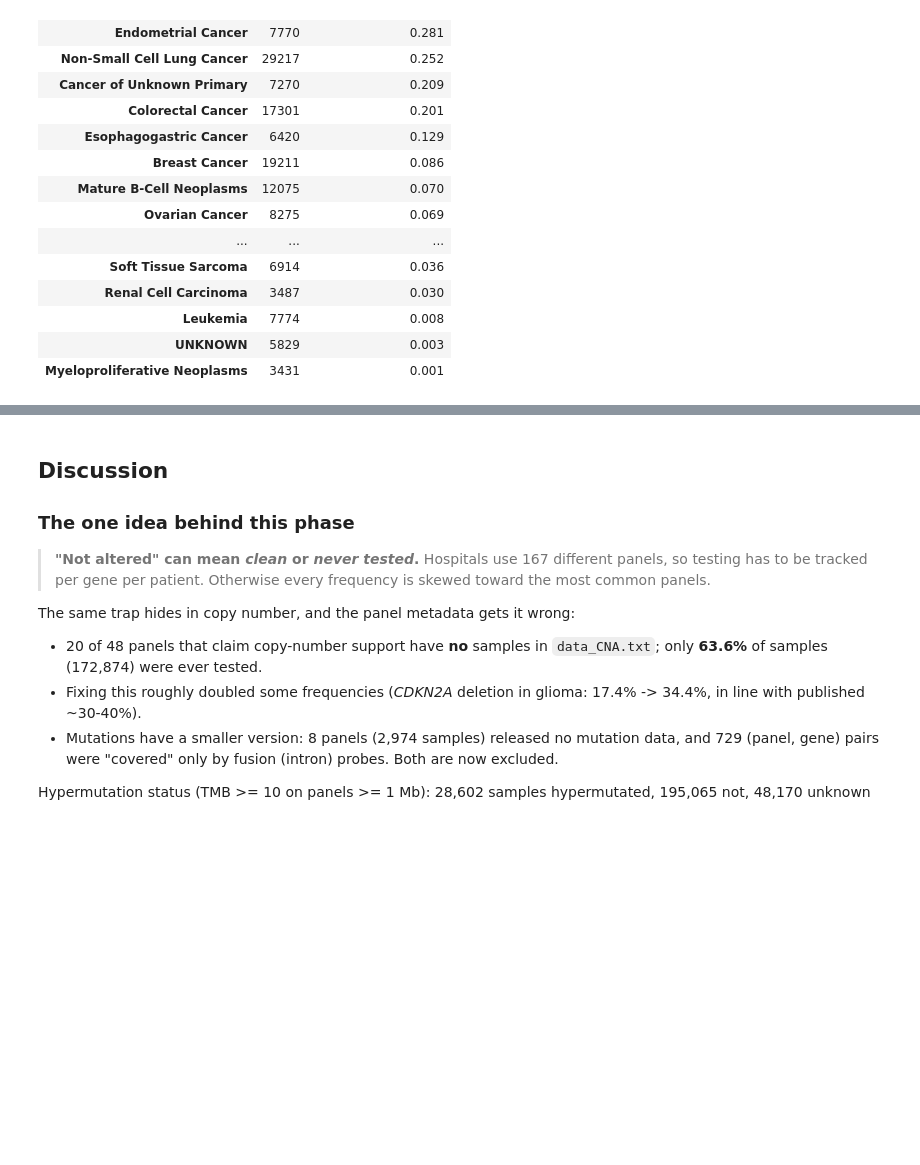
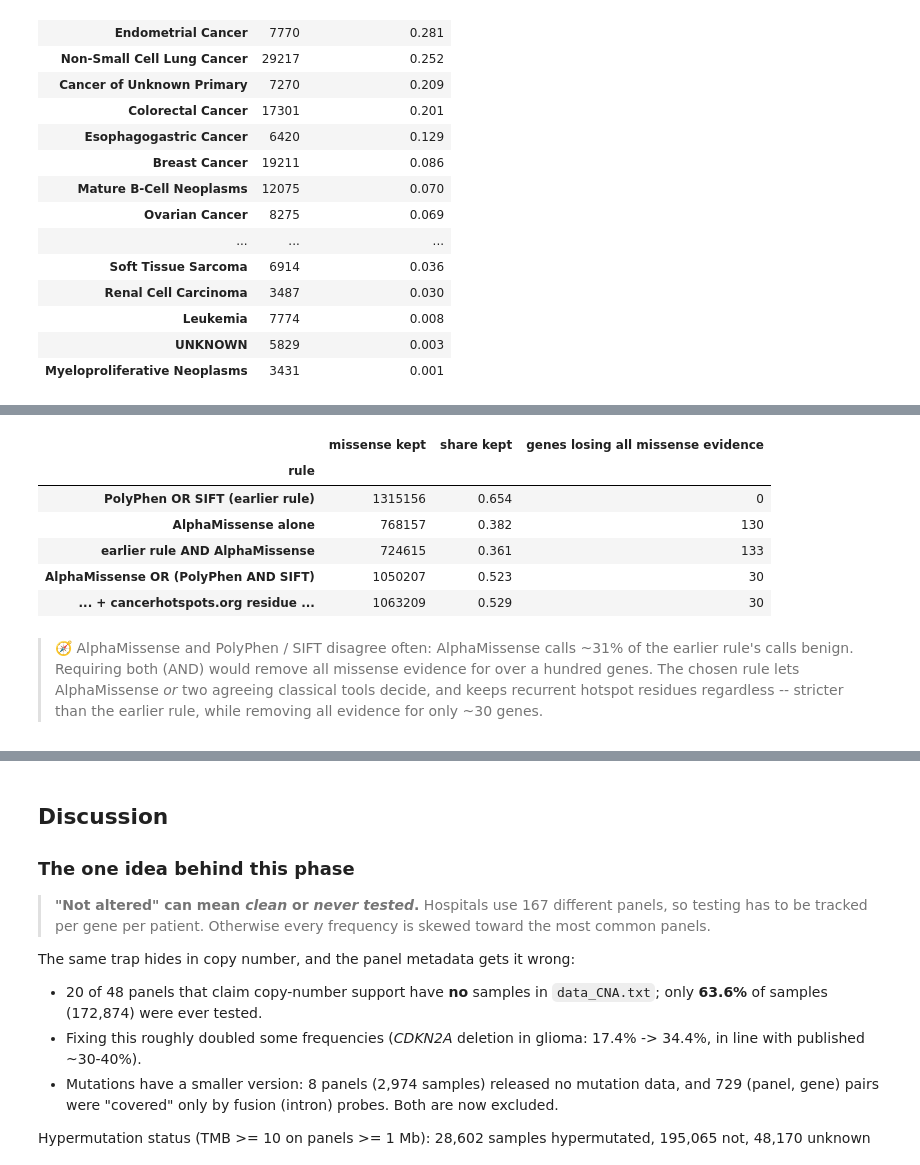
Before and after one commit to Wlimni/Learning-Cancer-Mutation-Landscapes-from-Large-Scale-Mutation-Testing-Data-fyp, a Jupyter notebook: notebooks/01_phase1_preprocessing.ipynb, the cells around one changed output, grey strips where cells are left out. Saved outputs shown, nothing was run; the diff lists cells and outputs as text; code cells hidden in the pictures; blank space fills up the shorter version.

```diff
--- a/notebooks/01_phase1_preprocessing.ipynb
+++ b/notebooks/01_phase1_preprocessing.ipynb
@@ -1445,31 +464,0 @@ overall, and how unevenly alterations are spread across patients (9b).
-# %%
-import matplotlib.pyplot as plt
-
-fig, axes = plt.subplots(1, 2, figsize=(13, 4.5))
-
-funnel = qc_summary["mutation_filter_funnel"]
-FUNNEL_LABELS = {
-    "raw_rows": "raw",
-    "after_somatic_filter": "somatic",
-    "after_protein_altering_filter": "protein-\naltering",
-    "after_germline_af_filter": "not\ngermline",
-    "after_missense_evidence_filter_FINAL_AM_hotspot_rule": "missense\nevidence",
-}
-funnel = {k: v for k, v in funnel.items() if k in FUNNEL_LABELS}  # drop the superseded old-rule step
-steps = [FUNNEL_LABELS.get(k, k) for k in funnel.keys()]
-values = list(funnel.values())
-axes[0].bar(range(len(steps)), values, color="#4C72B0")
-axes[0].set_xticks(range(len(steps)))
-axes[0].set_xticklabels(steps, fontsize=8)
-axes[0].set_ylabel("Mutation rows remaining")
-axes[0].set_title("Mutation pathogenicity filter funnel")
-for i, v in enumerate(values):
-    axes[0].text(i, v, f"{v:,}", ha="center", va="bottom", fontsize=7)
-
-top20 = cancer_type_counts.head(20)
-axes[1].barh(top20.index[::-1], top20.values[::-1], color="#55A868")
-axes[1].set_xlabel("Number of patients (one sample each)")
-axes[1].set_title("Top 20 cancer types by patient count")
-
-plt.tight_layout()
-plt.show()
@@ -1615,0 +1097,26 @@ display(Image(filename="../results/figures/phase1_data/figure_phase1.png", width
+# %%
+old_rule = mis["polyphen_damaging"] | mis["sift_deleterious"]
+rules = {"PolyPhen OR SIFT (earlier rule)": old_rule,
+         "AlphaMissense alone": mis["am_pathogenic"],
+         "earlier rule AND AlphaMissense": old_rule & mis["am_pathogenic"],
+         "AlphaMissense OR (PolyPhen AND SIFT)": mis["am_pathogenic"] | (mis["polyphen_damaging"] & mis["sift_deleterious"]),
+         "... + cancerhotspots.org residue (chosen)": keep}
+genes_old = set(mis.loc[old_rule, "Hugo_Symbol"])
+comparison = pd.DataFrame([{"rule": name, "missense kept": int(r.sum()), "share kept": r.mean(),
+                            "genes losing all missense evidence": len(genes_old - set(mis.loc[r, "Hugo_Symbol"]))}
+                           for name, r in rules.items()]).set_index("rule")
+qc_summary["missense_rule_comparison"] = comparison.reset_index().to_dict("records")
+comparison.round(3)
+# %% [output]
+|  | missense kept | share kept | genes losing all missense evidence |
+| rule |  |  |  |
+| PolyPhen OR SIFT (earlier rule) | 1315156 | 0.654 | 0 |
+| AlphaMissense alone | 768157 | 0.382 | 130 |
+| earlier rule AND AlphaMissense | 724615 | 0.361 | 133 |
+| AlphaMissense OR (PolyPhen AND SIFT) | 1050207 | 0.523 | 30 |
+| ... + cancerhotspots.org residue ... | 1063209 | 0.529 | 30 |
+# %% [markdown]
+> 🧭 AlphaMissense and PolyPhen / SIFT disagree often: AlphaMissense calls ~31% of the earlier rule's calls
+> benign. Requiring both (AND) would remove all missense evidence for over a hundred genes. The chosen rule lets
+> AlphaMissense *or* two agreeing classical tools decide, and keeps recurrent hotspot residues regardless --
+> stricter than the earlier rule, while removing all evidence for only ~30 genes.
```
Also changed, not shown: parts of 82 cells of this notebook, 54 other files.
